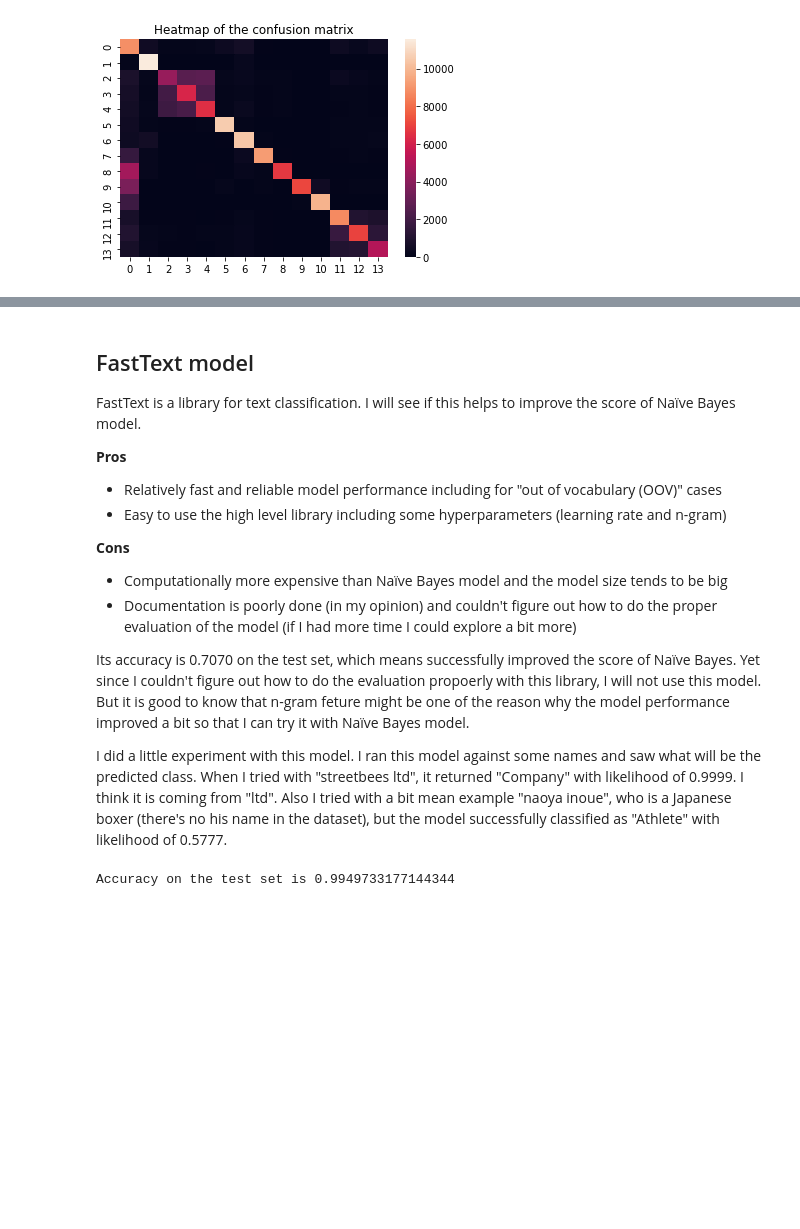
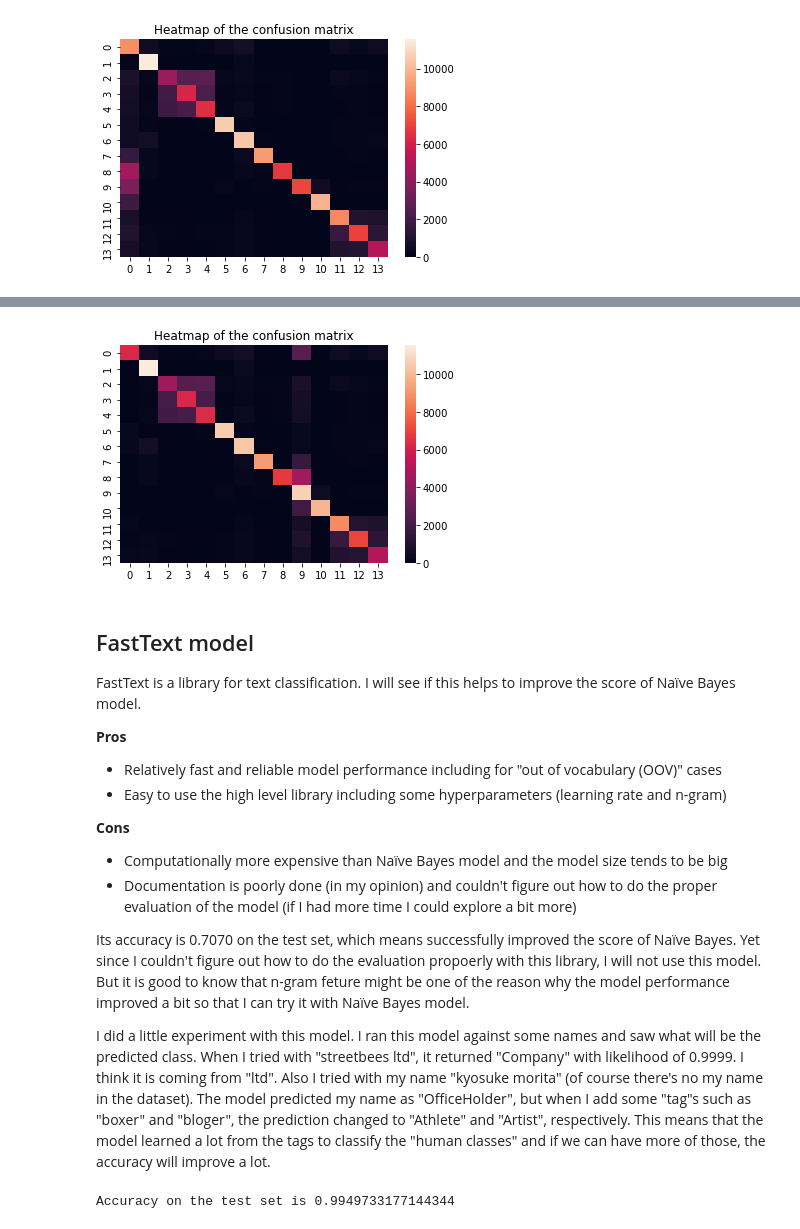
Before and after one commit to kyosek/name-classifier, a Jupyter notebook: src/notebook/ModellingAnalysis.ipynb, the cells around one changed output, grey strips where cells are left out. Drawn from its saved outputs; the diff is of its cells as text; code cells hidden in the pictures; blank space fills up the shorter version.

```diff
--- a/src/notebook/ModellingAnalysis.ipynb
+++ b/src/notebook/ModellingAnalysis.ipynb
@@ -223,7 +324,7 @@ bbc_clf = Pipeline([('vect', CountVectorizer()),
 # %%
 bbc_clf.fit(X_train, y_train)
 prediction_train = bbc_clf.predict(X_train)
-prediction = bbc_clf.predict(X_test)
+prediction_bbc = bbc_clf.predict(X_test)
 # %%
 print("Accuracy for training set is " + str(round(accuracy_score(y_train, prediction_train),4)))
 print("Accuracy for test set is " + str(round(accuracy_score(y_test, prediction),4)))
@@ -258,0 +365,2 @@ plt.show()
+# %%
+combined_predictions = np.where(prediction_bbc==14,prediction_bbc,prediction)
@@ -259,3 +391,9 @@ plt.show()
+# %%
+sns.heatmap(confusion_matrix(y_test, combined_predictions))
+plt.title("Heatmap of the confusion matrix")
+plt.show()
+# %% [output]
+[figure, added]
 # %% [markdown]
 ## FastText model
 FastText is a library for text classification. I will see if this helps to improve the score of Naïve Bayes model.
@@ -270,7 +408,7 @@ __Cons__
 
 Its accuracy is 0.7070 on the test set, which means successfully improved the score of Naïve Bayes. Yet since I couldn't figure out how to do the evaluation propoerly with this library, I will not use this model. But it is good to know that n-gram feture might be one of the reason why the model performance improved a bit so that I can try it with Naïve Bayes model.
 
-I did a little experiment with this model. I ran this model against some names and saw what will be the predicted class. When I tried with "streetbees ltd", it returned "Company" with likelihood of 0.9999. I think it is coming from "ltd". Also I tried with a bit mean example "naoya inoue", who is a Japanese boxer (there's no his name in the dataset), but the model successfully classified as "Athlete" with likelihood of 0.5777.
+I did a little experiment with this model. I ran this model against some names and saw what will be the predicted class. When I tried with "streetbees ltd", it returned "Company" with likelihood of 0.9999. I think it is coming from "ltd". Also I tried with my name "kyosuke morita" (of course there's no my name in the dataset). The model predicted my name as "OfficeHolder", but when I add some "tag"s such as "boxer" and "bloger", the prediction changed to "Athlete" and "Artist", respectively. This means that the model learned a lot from the tags to classify the "human classes" and if we can have more of those, the accuracy will improve a lot.
 # %%
 # Preparation
 ft_train_y, ft_test_y = y_train.apply(lambda x: '__label__' + str(x)), y_test.apply(lambda x: '__label__' + str(x))
```
Also changed, not shown: parts of 14 cells of this notebook, 2 other files.
